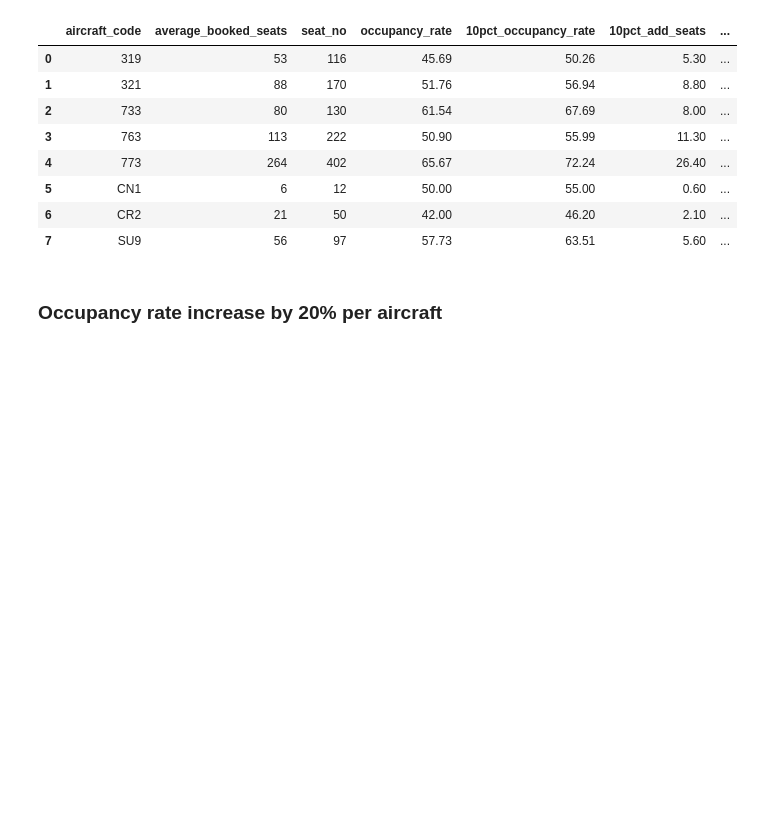
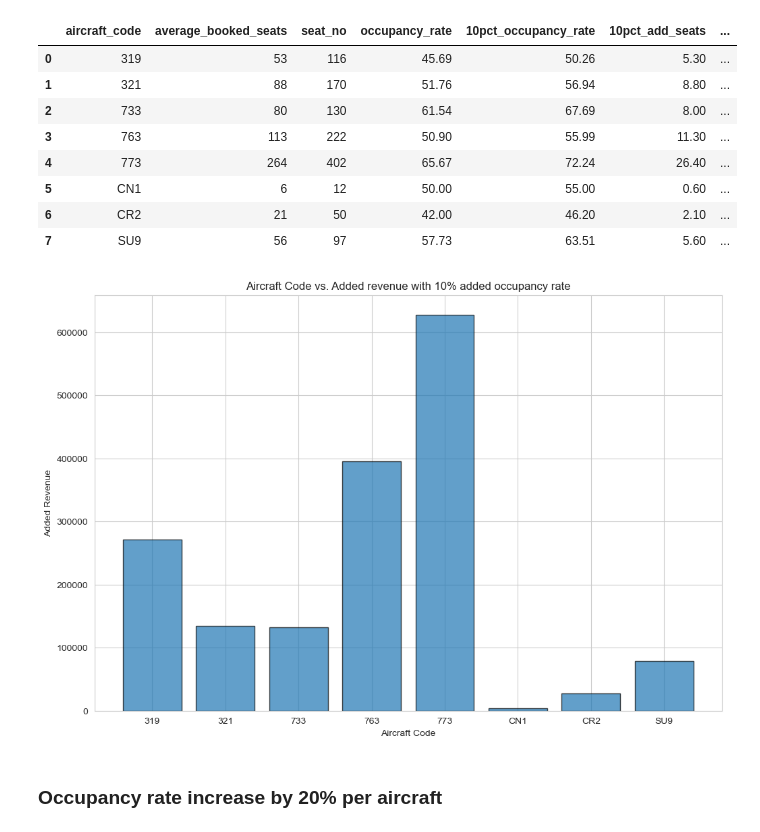
Before and after one commit to malopez3/airline_data_analysis, a Jupyter notebook: Airline Data Analysis.ipynb, the cells around one changed output. Drawn from its saved outputs; the diff is of its cells as text; code cells hidden in the pictures; blank space fills up the shorter version.

```diff
--- a/Airline Data Analysis.ipynb
+++ b/Airline Data Analysis.ipynb
@@ -859,6 +860,19 @@ occupancy_rate
 | 5 | CN1 | 6 | 12 | 50.00 | 55.00 | 0.60 | ... |
 | 6 | CR2 | 21 | 50 | 42.00 | 46.20 | 2.10 | ... |
 | 7 | SU9 | 56 | 97 | 57.73 | 63.51 | 5.60 | ... |
+# %%
+plt.figure(figsize=(12, 8))
+
+# Creating a bar graph
+plt.bar(occupancy_rate['aircraft_code'], occupancy_rate['10pct_add_revenue'], alpha=0.7, edgecolor='black')
+
+plt.title('Aircraft Code vs. Added revenue with 10% added occupancy rate')
+plt.xlabel('Aircraft Code')
+plt.ylabel('Added Revenue')
+
+plt.show()
+# %% [output]
+[figure, added]
 # %% [markdown]
 ### Occupancy rate increase by 20% per aircraft
 # %%
```
Also changed, not shown: parts of 1 cell of this notebook.
